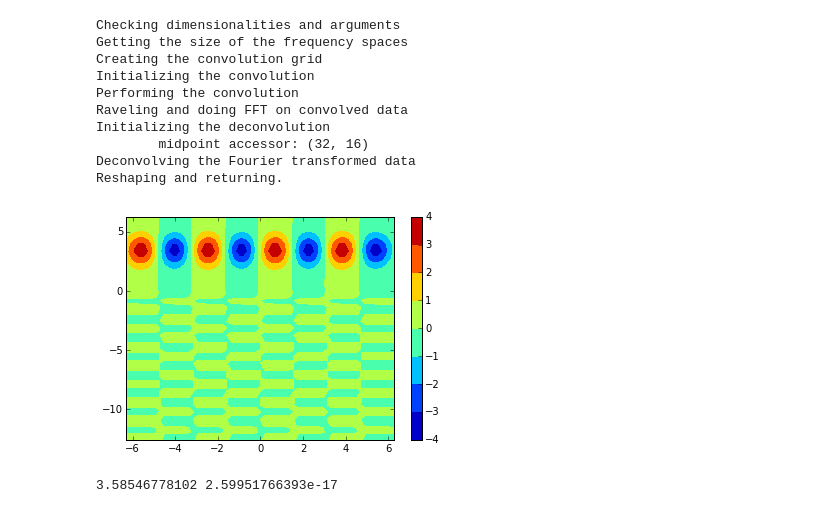
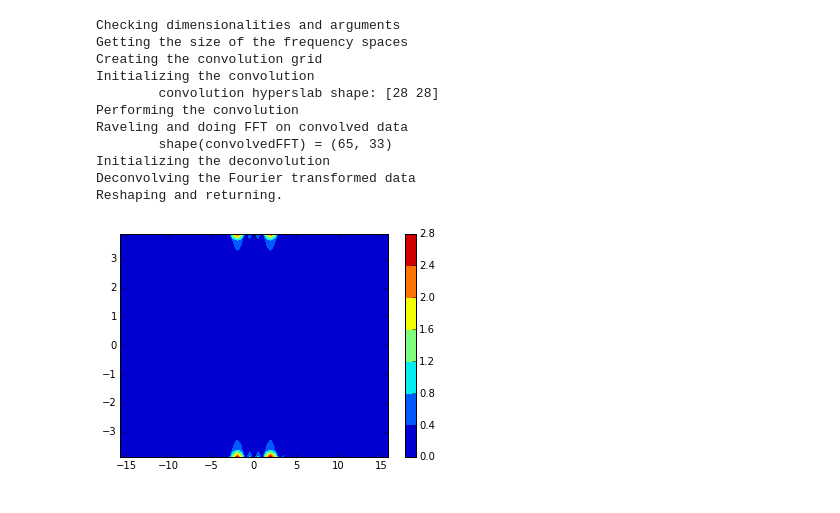
Before and after one commit to LBL-EESA/fastkde, a Jupyter notebook: DFT testing.ipynb, the cells around one changed output. Saved outputs shown, nothing was run; the diff lists cells and outputs as text; code cells hidden in the pictures.

```diff
--- a/DFT testing.ipynb
+++ b/DFT testing.ipynb
@@ -10,9 +11,13 @@ import numpy.fft as fft
 # %%
 
 x = np.linspace(-2*np.pi,2*np.pi,65)
-y = np.linspace(-4*np.pi,2*np.pi,33)
+y = np.linspace(-4*np.pi,4*np.pi,33)
 xx,yy = np.meshgrid(x,y)
 zz = np.sin(2*xx)*np.cos(4*yy)
+ifilterx = np.where(abs(xx) > np.pi)
+ifiltery = np.where(abs(yy) > 2*np.pi)
+zz[ifilterx] = 0.0
+zz[ifiltery] = 0.0
 
 
 PP.imshow(zz)
@@ -73,23 +72,16 @@ Checking dimensionalities and arguments
 Getting the size of the frequency spaces
 Creating the convolution grid
 Initializing the convolution
+        convolution hyperslab shape: [28 28]
 Performing the convolution
 Raveling and doing FFT on convolved data
+        shape(convolvedFFT) = (65, 33)
 Initializing the deconvolution
-        midpoint accessor: (32, 16)
 Deconvolving the Fourier transformed data
 Reshaping and returning.
 # %%
-#PP.contourf(tx,ty,abs(nufftzz).T)
-PP.contourf(x,y,nufftzz.T)
-#PP.contourf(x,y,zz)
-#PP.xlim([-5,5])
-#PP.ylim([-5,5])
+PP.contourf(tx,ty,abs(nufftzz).T)
 PP.colorbar()
 PP.show()
 # %% [output]
-[figure, old version]
+[figure, new version]
-# %%
-print np.amax(abs(nufftzz)),np.amin(abs(nufftzz))
-# %% [output]
-3.58546778102 2.59951766393e-17
```
Also changed, not shown: parts of 8 cells of this notebook, 1 other file.
